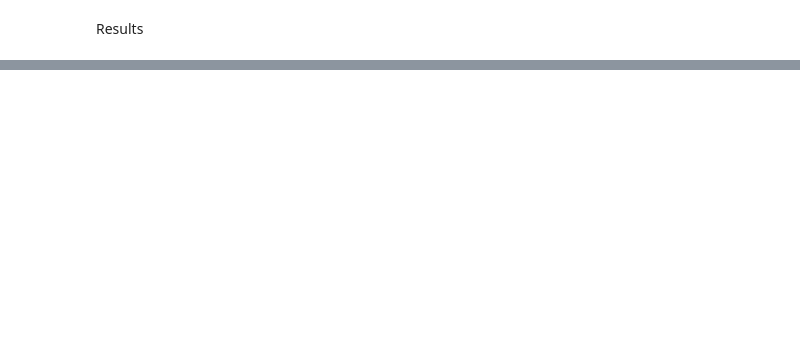
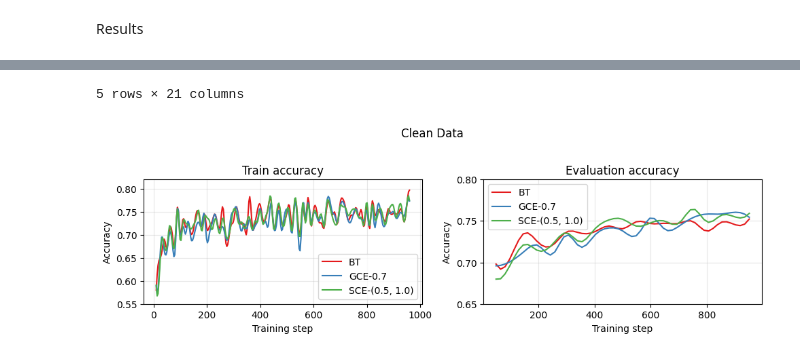
Before and after one commit to iamxjy/dl-rm-loss, a Jupyter notebook: reward_modeling/reward_modeling_visualize.ipynb, the cells around one changed output, grey strips where cells are left out. Drawn from its saved outputs; the diff is of its cells as text; code cells hidden in the pictures; blank space fills up the shorter version.

```diff
--- a/reward_modeling/reward_modeling_visualize.ipynb
+++ b/reward_modeling/reward_modeling_visualize.ipynb
@@ -713 +693,15 @@ best_groups_legend_labels = {
 }
+# %%
+plot_selected(
+    base_path="models_final/",
+    paths=best_groups["clean"],
+    legend_labels=best_groups_legend_labels["clean"],
+    smoothing=1.1,
+    fields_to_plot=["accuracy", "eval_accuracy"],
+    title="Clean Data",
+    x_title="Training step",
+    y_title="Accuracy",
+    subplot_titles=["Train accuracy", "Evaluation accuracy"],
+    y_lims=[(0.55, 0.82), (0.65, 0.8)]
+)
+# %% [output]
@@ -713,0 +714,2 @@ best_groups_legend_labels = {
+5 rows × 21 columns
+[figure, added]
```
Also changed, not shown: parts of 17 cells of this notebook.
